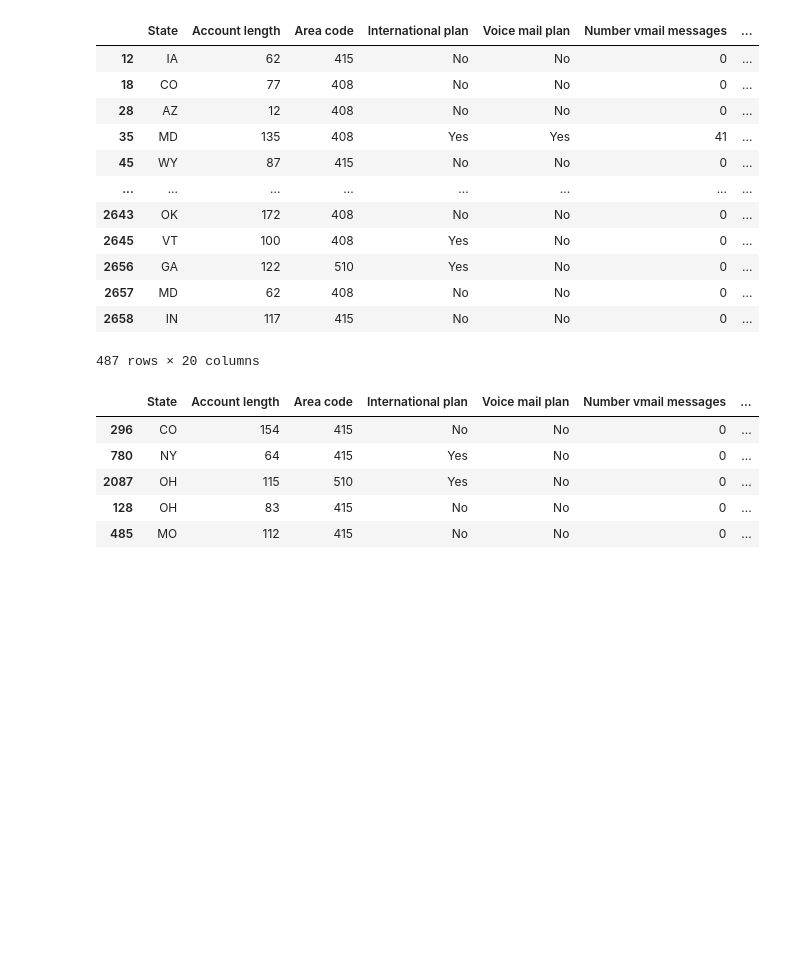
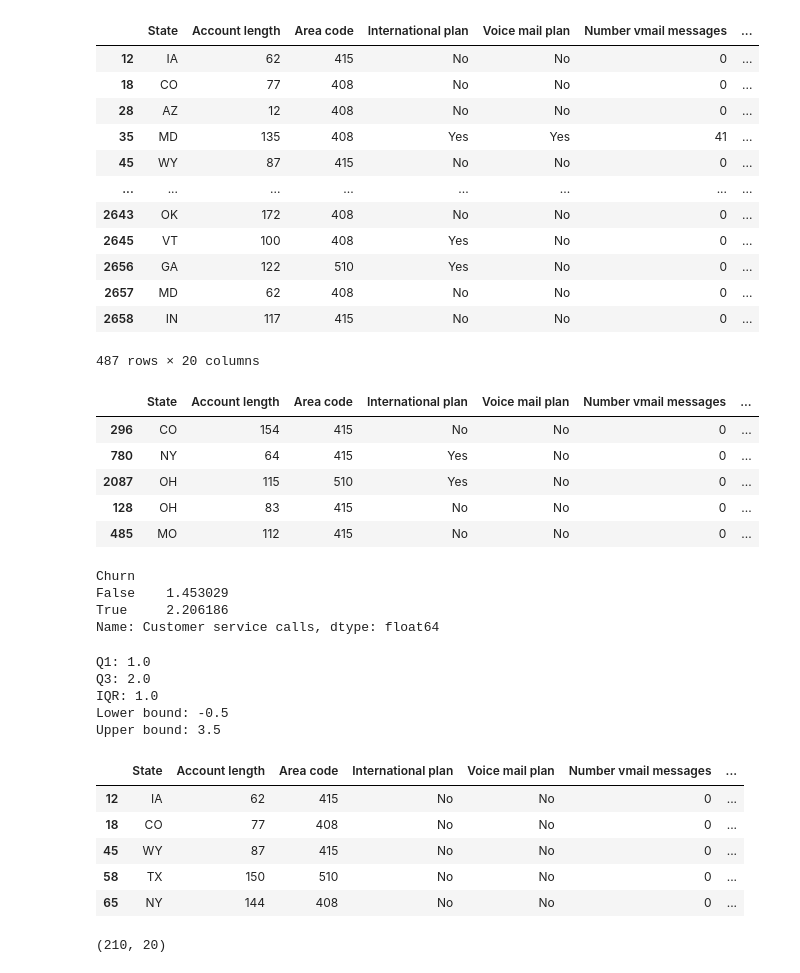
Before and after one commit to mdraihankabirsifat/codveda-data-science-internship, a Jupyter notebook: 00_Learning/03_Pandas/01_pandas_basics.ipynb, the cells around one changed output. Drawn from its saved outputs; the diff is of its cells as text; code cells hidden in the pictures; blank space fills up the shorter version.

```diff
--- a/00_Learning/03_Pandas/01_pandas_basics.ipynb
+++ b/00_Learning/03_Pandas/01_pandas_basics.ipynb
@@ -154,3 +154,49 @@ sorted_df = df.sort_values(
     by="Total day minutes",
     ascending=False
 )
+# %%
+df.groupby("Churn")["Customer service calls"].mean()
+# %% [output]
+Churn
+False    1.453029
+True     2.206186
+Name: Customer service calls, dtype: float64
+# %%
+column = "Customer service calls"
+
+Q1 = df[column].quantile(0.25)
+Q3 = df[column].quantile(0.75)
+IQR = Q3 - Q1
+
+lower_bound = Q1 - 1.5 * IQR
+upper_bound = Q3 + 1.5 * IQR
+
+print("Q1:", Q1)
+print("Q3:", Q3)
+print("IQR:", IQR)
+print("Lower bound:", lower_bound)
+print("Upper bound:", upper_bound)
+# %% [output]
+Q1: 1.0
+Q3: 2.0
+IQR: 1.0
+Lower bound: -0.5
+Upper bound: 3.5
+# %%
+outliers = df[
+    (df[column] < lower_bound) |
+    (df[column] > upper_bound)
+]
+
+outliers.head()
+# %% [output]
+|  | State | Account length | Area code | International plan | Voice mail plan | Number vmail messages | ... |
+| 12 | IA | 62 | 415 | No | No | 0 | ... |
+| 18 | CO | 77 | 408 | No | No | 0 | ... |
+| 45 | WY | 87 | 415 | No | No | 0 | ... |
+| 58 | TX | 150 | 510 | No | No | 0 | ... |
+| 65 | NY | 144 | 408 | No | No | 0 | ... |
+# %%
+outliers.shape
+# %% [output]
+(210, 20)
```
Also changed, not shown: parts of 4 cells of this notebook, 1 other file.
